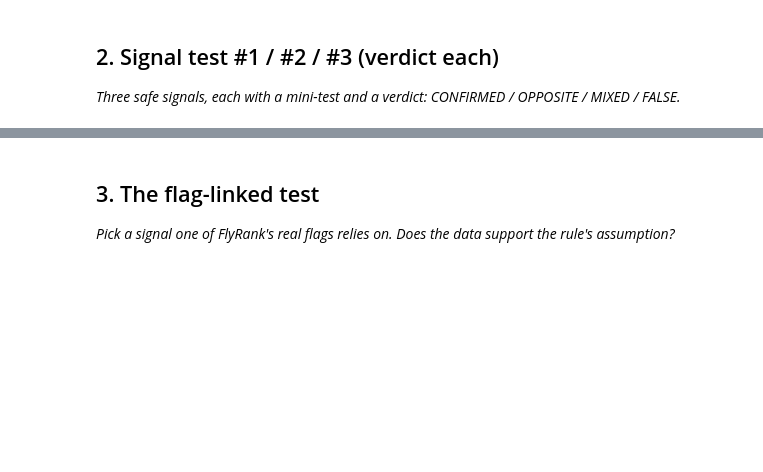
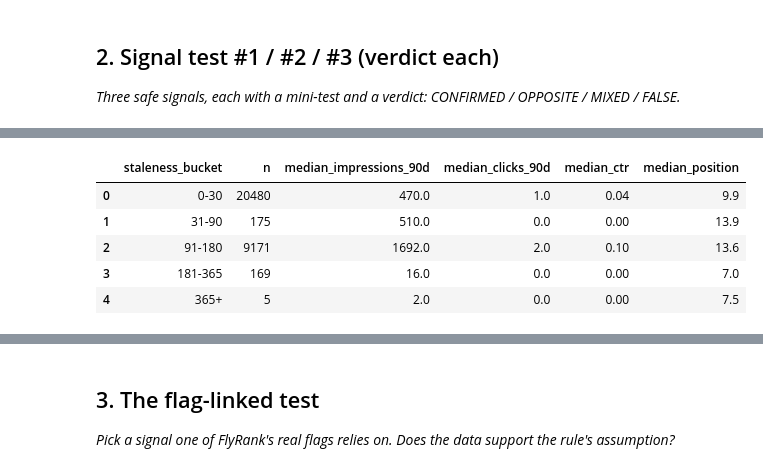
Before and after one commit to shiva-sn/ML, a Jupyter notebook: work/notebooks/w04_signal_audit.ipynb, the cells around one changed output, grey strips where cells are left out. Saved outputs shown, nothing was run; the diff lists cells and outputs as text; code cells hidden in the pictures; blank space fills up the shorter version.

```diff
--- a/work/notebooks/w04_signal_audit.ipynb
+++ b/work/notebooks/w04_signal_audit.ipynb
@@ -22,0 +135,35 @@ This skeleton is yours to fill. Work the sections **in order** — each one has
+# %%
+df["staleness_bucket"] = pd.cut(
+    df["days_since_last_update"],
+    bins=[-1, 30, 90, 180, 365, np.inf],
+    labels=[
+        "0-30",
+        "31-90",
+        "91-180",
+        "181-365",
+        "365+"
+    ]
+)
+staleness_audit = (
+    df.groupby(
+        "staleness_bucket",
+        observed=False
+    )
+    .agg(
+        n=("content_id", "size"),
+        median_impressions_90d=("impressions_90d", "median"),
+        median_clicks_90d=("clicks_90d", "median"),
+        median_ctr=("ctr", "median"),
+        median_position=("avg_position", "median")
+    )
+    .reset_index()
+)
+
+display(staleness_audit)
+# %% [output]
+|  | staleness_bucket | n | median_impressions_90d | median_clicks_90d | median_ctr | median_position |
+| 0 | 0-30 | 20480 | 470.0 | 1.0 | 0.04 | 9.9 |
+| 1 | 31-90 | 175 | 510.0 | 0.0 | 0.00 | 13.9 |
+| 2 | 91-180 | 9171 | 1692.0 | 2.0 | 0.10 | 13.6 |
+| 3 | 181-365 | 169 | 16.0 | 0.0 | 0.00 | 7.0 |
+| 4 | 365+ | 5 | 2.0 | 0.0 | 0.00 | 7.5 |
```
Also changed, not shown: parts of 18 cells of this notebook.
